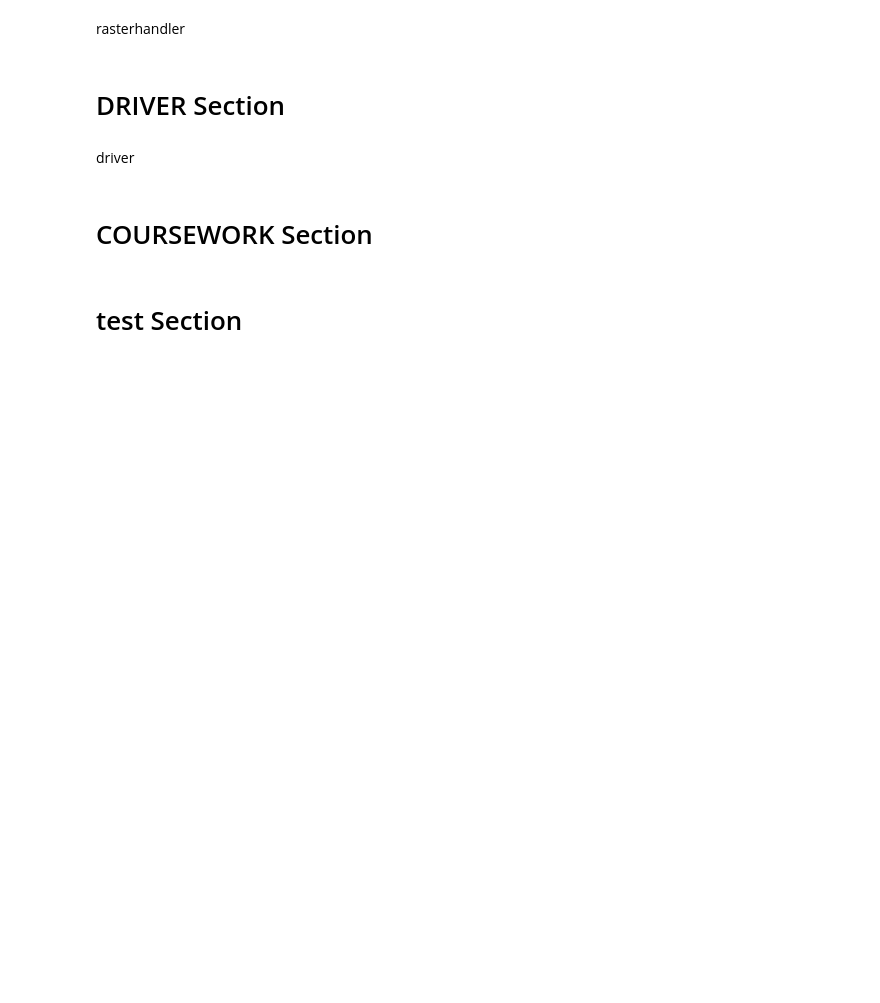
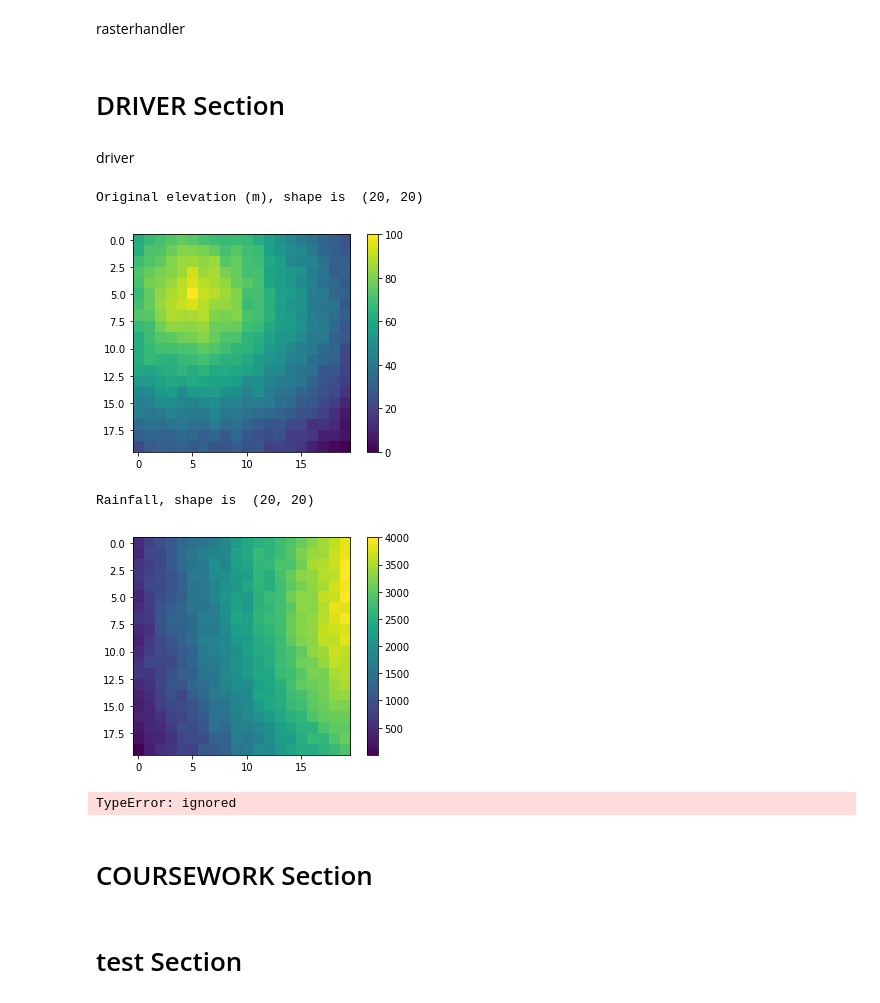
Before and after one commit to 1kaiser/hydrological-model, a Jupyter notebook: 🌊hydrological_model_Jax.ipynb, the cells around one changed output. Drawn from its saved outputs; the diff is of its cells as text; code cells hidden in the pictures; blank space fills up the shorter version.

```diff
--- a/🌊hydrological_model_Jax.ipynb
+++ b/🌊hydrological_model_Jax.ipynb
@@ -1264,7 +1264,7 @@ def calculateFlowsAndPlot(elevation, rain, resampleF):
 
 
     ################# step 1 find and plot the intial network #######
-    fr=Flow.FlowRaster(resampledElevations) #create FlowRaster
+    fr=FlowRaster(resampledElevations) #create FlowRaster
     plotFlowNetwork(fr, fr, "Task 1: Network structure - before lakes", plotLakes=False) #plot flow raster
 
 
@@ -1293,36 +1293,42 @@ def calculateFlowsAndPlot(elevation, rain, resampleF):
 
 
     ############# step 5 #######################################
     maxflow=fr.getMaximumFlow()
     print("Task 5: Maximum Flow: {} mm, at FlowNode object: {}".format(round(maxflow[0], 3), maxflow[1]))
 
 
 
 ############# step 1 to 4 #######################################
 # Create Random Raster
-rows=40
-cols=40
+rows=20
+cols=20
 xorg=0.
 yorg=0.
 xp=5
 yp=5
 nodata=-999.999
 cellsize=1.
-levels=4
+levels=2
 datahi=100.
 datalow=0
 randpercent=0.1
 
 resampleFactorA = 1
 elevationRasterA = createRanRasterSlope( rows, cols, cellsize, xorg, yorg, nodata, levels, datahi, datalow, xp, yp, randpercent)
 rainrasterA=createRanRasterSlope(rows//resampleFactorA,cols//resampleFactorA,cellsize*resampleFactorA,xorg,yorg,nodata,levels,4000,1,36,4,.1)
 
 ##random raster
 calculateFlowsAndPlot(elevationRasterA, rainrasterA, resampleFactorA)
 
 ############# step 5 #######################################
 
 #calculateFlowsAndPlot(readRaster('ascifiles/dem_hack.txt'), readRaster('ascifiles/rain_small_hack.txt'), 10)
+# %% [output]
+Original elevation (m), shape is  (20, 20)
+[figure, added]
+Rainfall, shape is  (20, 20)
+[figure, added]
+TypeError: ignored
 # %% [markdown]
 # COURSEWORK Section
 # %%
```
